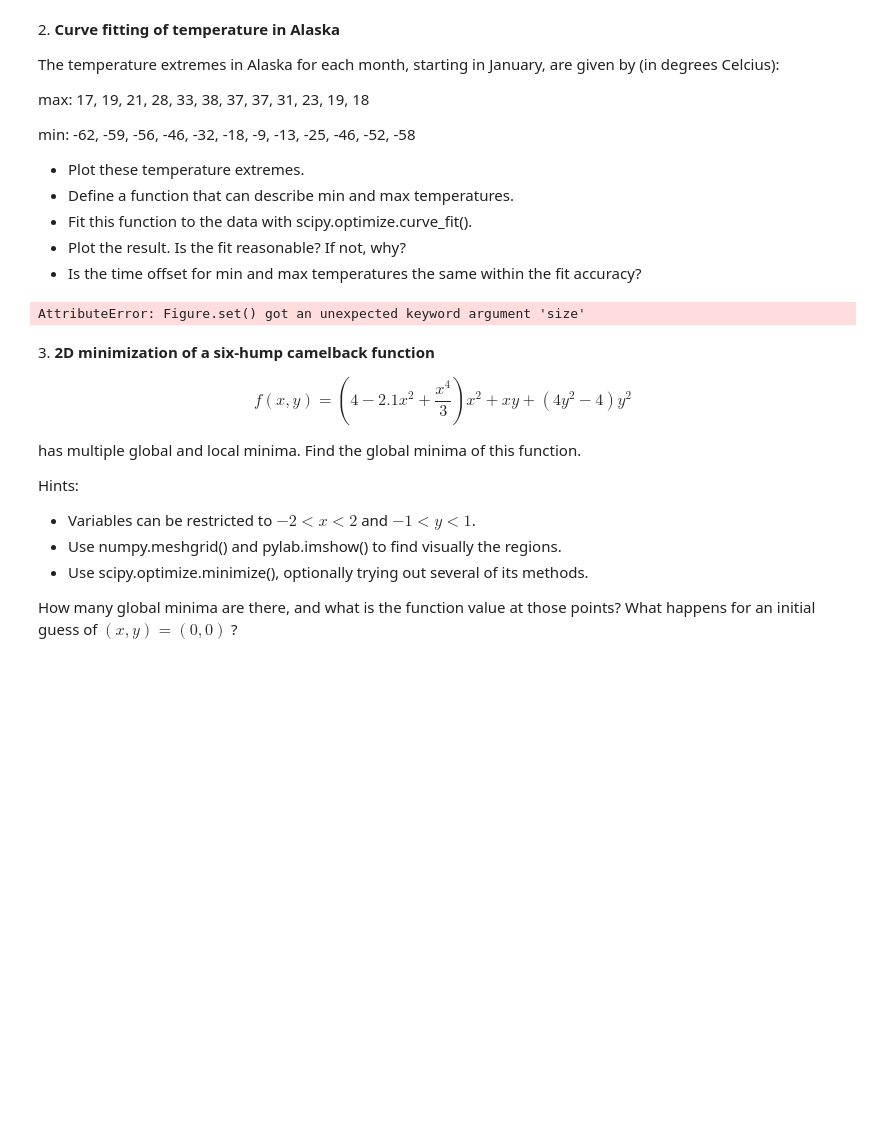
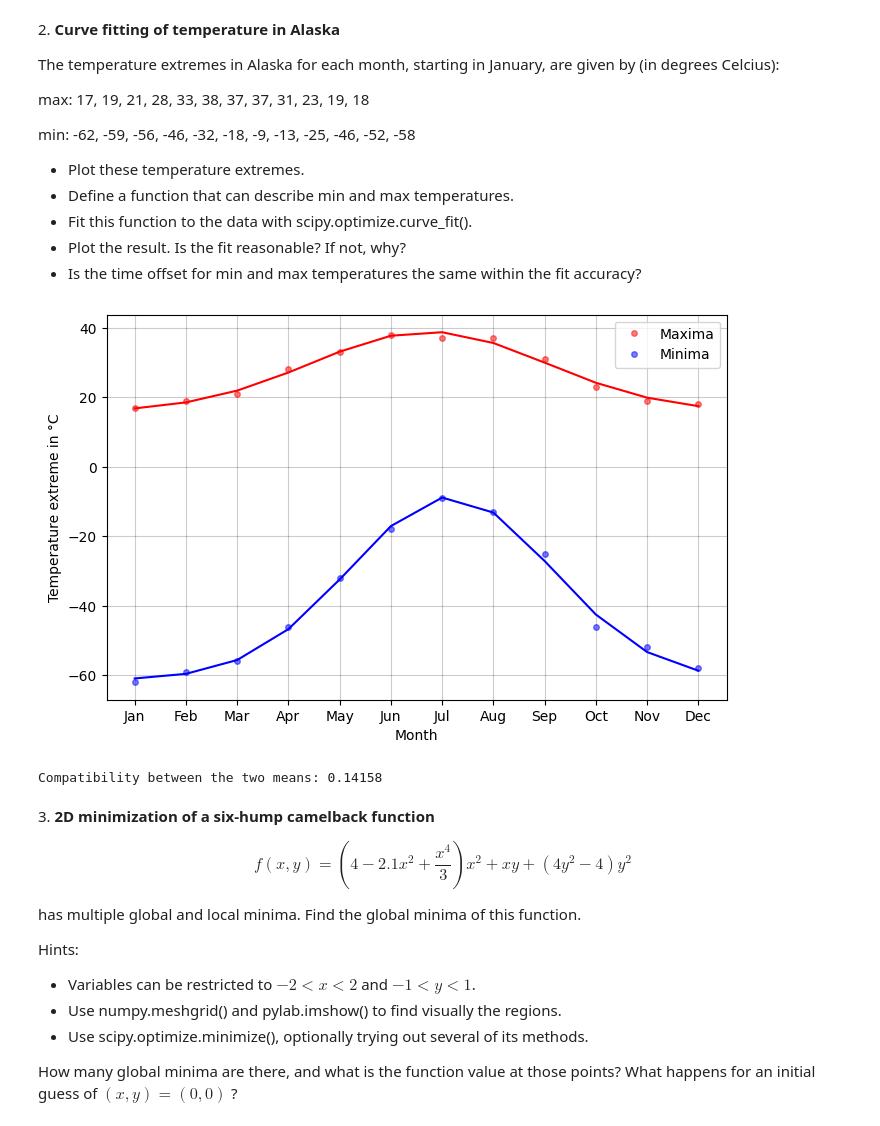
Before and after one commit to gulbord/LaboratoryOfComputationalPhysics_Y5, a Jupyter notebook: 09ex_Algorithms.ipynb, the cells around one changed output. Saved outputs shown, nothing was run; the diff lists cells and outputs as text; code cells hidden in the pictures; blank space fills up the shorter version.

```diff
--- a/09ex_Algorithms.ipynb
+++ b/09ex_Algorithms.ipynb
@@ -47,17 +49,37 @@ min: -62, -59, -56, -46, -32, -18, -9, -13, -25, -46, -52, -58
 * Plot the result. Is the fit reasonable? If not, why?
 * Is the time offset for min and max temperatures the same within the fit accuracy?
 # %%
+def gauss_func(x, mu, var, norm, offset):
+    return norm * np.exp(-(x - mu)**2 / (2 * var)) + offset
+
 max = [17, 19, 21, 28, 33, 38, 37, 37, 31, 23, 19, 18]
 min = [-62, -59, -56, -46, -32, -18, -9, -13, -25, -46, -52, -58]
-months = [calendar.month_abbr[i] for i in range(1, 13)]
+month_num = list(range(1, 13))
+months = [calendar.month_abbr[i] for i in month_num]
 
-plt.plot(months, max, 'ro', markersize=4, label="Maxima")
-plt.plot(months, min, 'bo', markersize=4, label="Minima")
+max_par, _ = sp.optimize.curve_fit(gauss_func, month_num, max,
+                                   p0 = [7, 4, 5, 20])
+min_par, _ = sp.optimize.curve_fit(gauss_func, month_num, min,
+                                   p0 = [7, 4, 10, -60])
+
+plt.figure(figsize=(8, 5))
+plt.plot(months, max, 'ro', markersize=4, label="Maxima", alpha=0.5)
+plt.plot(months, min, 'bo', markersize=4, label="Minima", alpha=0.5)
+plt.plot(months, gauss_func(month_num, *max_par), color='r')
+plt.plot(months, gauss_func(month_num, *min_par), color='b')
 plt.xlabel("Month")
 plt.ylabel("Temperature extreme in °C")
 plt.grid(True, color="#000", alpha=0.2)
+plt.legend()
+plt.show()
 # %% [output]
-AttributeError: Figure.set() got an unexpected keyword argument 'size'
+[figure, added]
+# %%
+comp = np.abs(max_par[0] - min_par[0]) / np.sqrt(max_par[1] + min_par[1])
+
+print(f"Compatibility between the two means: {comp:.5f}")
+# %% [output]
+Compatibility between the two means: 0.14158
 # %% [markdown]
 3\. **2D minimization of a six-hump camelback function**
 
```
Also changed, not shown: parts of 4 cells of this notebook.
